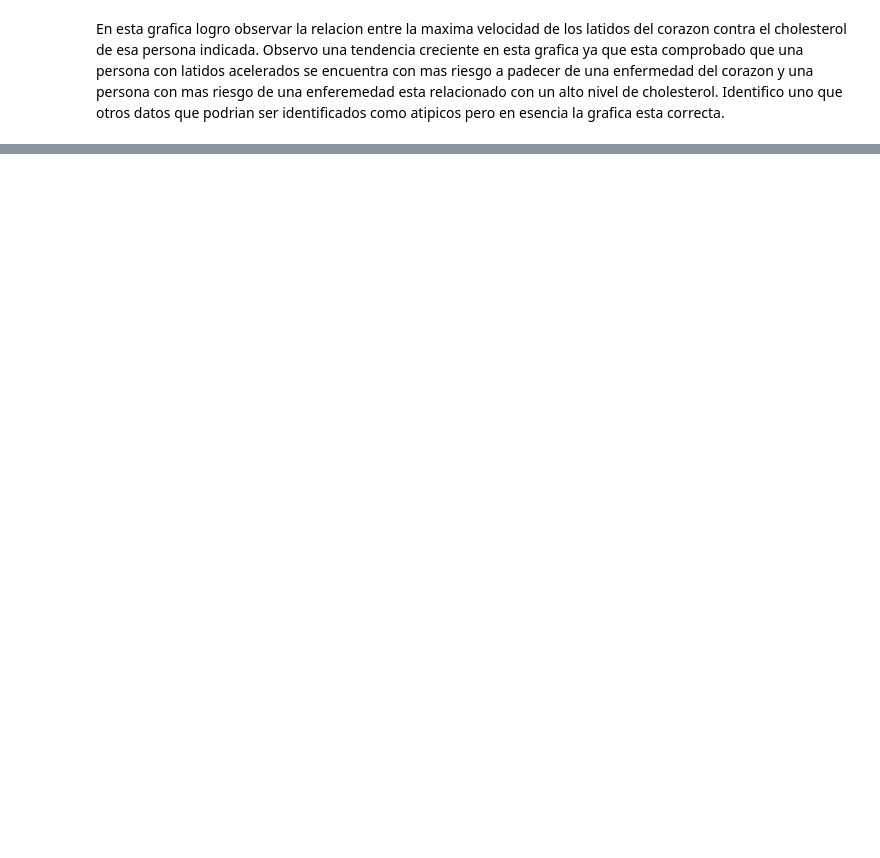
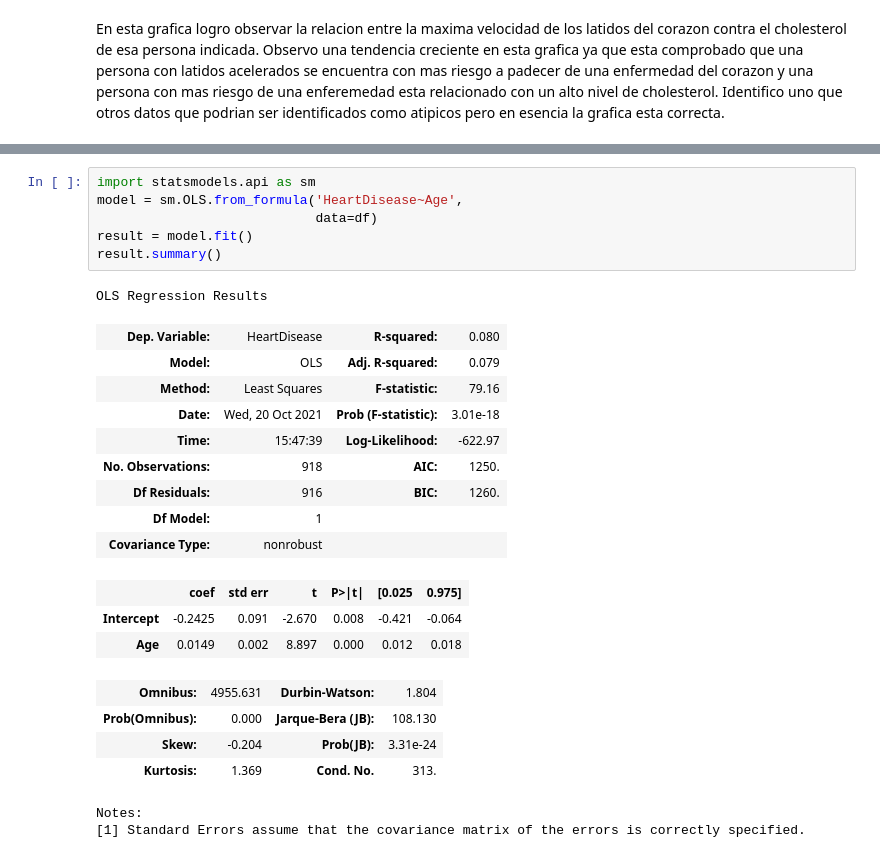
Before and after one commit to alejandrotorre3/AlejandroTorre, a Jupyter notebook: RETO NUEVO.ipynb, the cells around one changed output, grey strips where cells are left out. Drawn from its saved outputs; the diff is of its cells as text; blank space fills up the shorter version.

```diff
--- a/RETO NUEVO.ipynb
+++ b/RETO NUEVO.ipynb
@@ -110,0 +143,26 @@ En esta grafica logro observar la relacion entre la maxima velocidad de los lati
+# %%
+import statsmodels.api as sm
+model = sm.OLS.from_formula('HeartDisease~Age',
+                            data=df)
+result = model.fit()
+result.summary()
+# %% [output]
+OLS Regression Results
+| Dep. Variable: | HeartDisease | R-squared: | 0.080 |
+| Model: | OLS | Adj. R-squared: | 0.079 |
+| Method: | Least Squares | F-statistic: | 79.16 |
+| Date: | Wed, 20 Oct 2021 | Prob (F-statistic): | 3.01e-18 |
+| Time: | 15:47:39 | Log-Likelihood: | -622.97 |
+| No. Observations: | 918 | AIC: | 1250. |
+| Df Residuals: | 916 | BIC: | 1260. |
+| Df Model: | 1 |  |  |
+| Covariance Type: | nonrobust |  |  |
+|  | coef | std err | t | P>|t| | [0.025 | 0.975] |
+| Intercept | -0.2425 | 0.091 | -2.670 | 0.008 | -0.421 | -0.064 |
+| Age | 0.0149 | 0.002 | 8.897 | 0.000 | 0.012 | 0.018 |
+| Omnibus: | 4955.631 | Durbin-Watson: | 1.804 |
+| Prob(Omnibus): | 0.000 | Jarque-Bera (JB): | 108.130 |
+| Skew: | -0.204 | Prob(JB): | 3.31e-24 |
+| Kurtosis: | 1.369 | Cond. No. | 313. |
+Notes:
+[1] Standard Errors assume that the covariance matrix of the errors is correctly specified.
```
Also changed, not shown: parts of 9 cells of this notebook.
